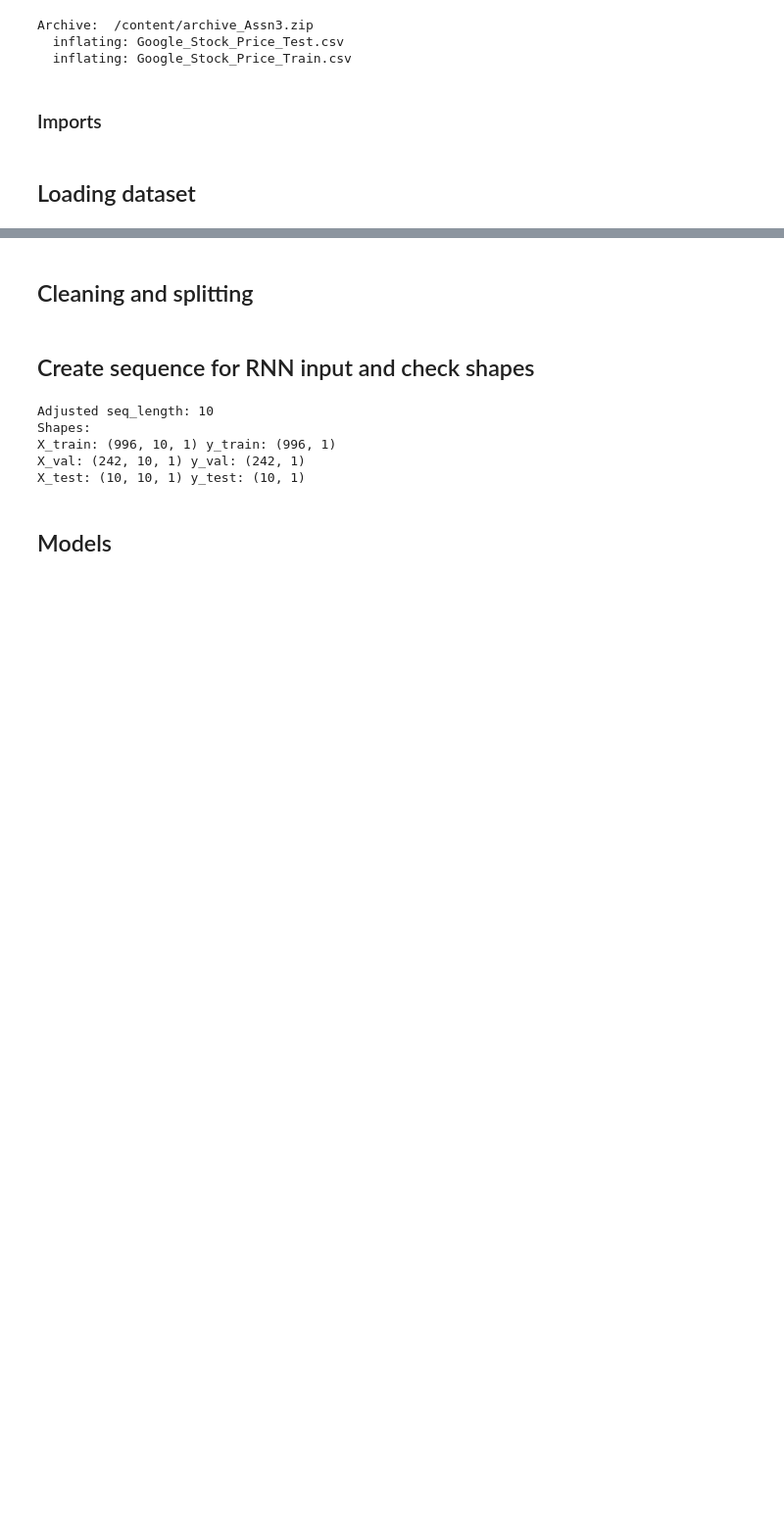
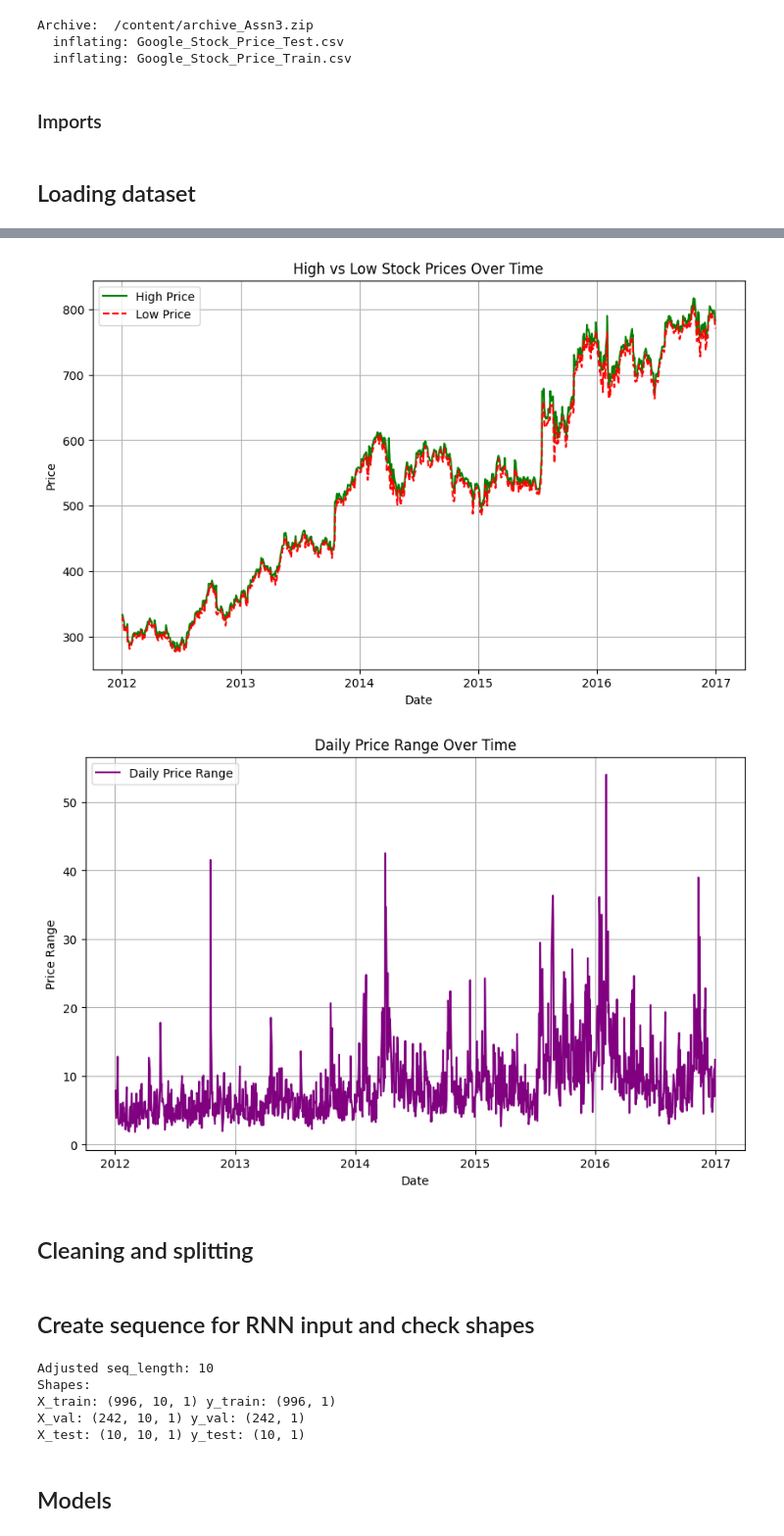
Before and after one commit to trashsock/comp_sci_7318_UoA, a Jupyter notebook: assn3.ipynb, the cells around one changed output, grey strips where cells are left out. Shown at 98% size. Saved outputs shown, nothing was run; the diff lists cells and outputs as text; code cells hidden in the pictures; blank space fills up the shorter version.

```diff
--- a/assn3.ipynb
+++ b/assn3.ipynb
@@ -27,3 +81,28 @@ test_df = pd.read_csv(test_csv_path)
+# %%
+# High vs. Low Prices Over Time
+plt.figure(figsize=(10, 6))
+plt.plot(train_df['Date'], train_df['High'], label='High Price', color='green')
+plt.plot(train_df['Date'], train_df['Low'], label='Low Price', color='red', linestyle='--')
+plt.title('High vs Low Stock Prices Over Time')
+plt.xlabel('Date')
+plt.ylabel('Price')
+plt.legend()
+plt.grid(True)
+plt.show()
+
+# Daily Price Range (High - Low)
+train_df['Daily Range'] = train_df['High'] - train_df['Low']
+plt.figure(figsize=(10, 6))
+plt.plot(train_df['Date'], train_df['Daily Range'], color='purple', label='Daily Price Range')
+plt.title('Daily Price Range Over Time')
+plt.xlabel('Date')
+plt.ylabel('Price Range')
+plt.legend()
+plt.grid(True)
+plt.show()
+# %% [output]
+[figure, added]
+[figure, added]
 # %% [markdown]
 ## Cleaning and splitting
 # %%
```
Also changed, not shown: parts of 9 cells of this notebook.
